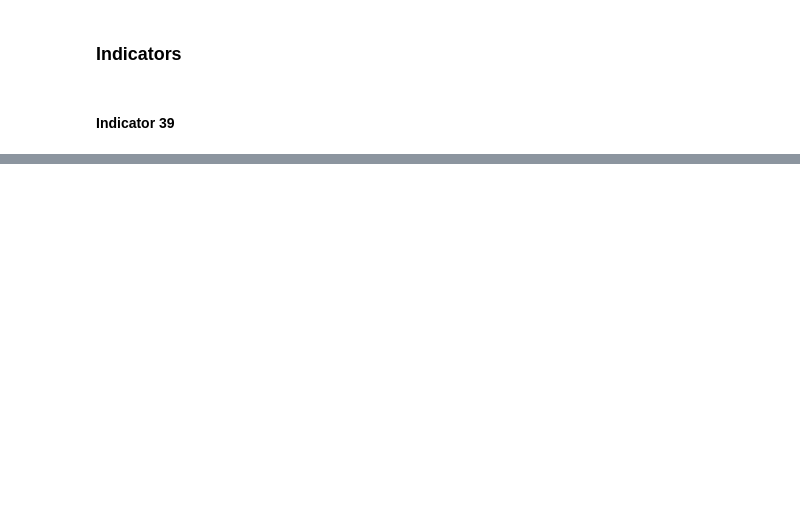
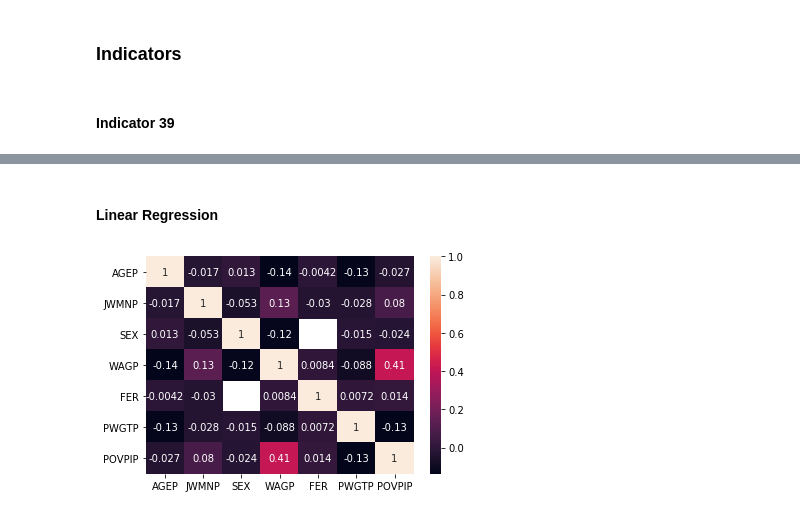
Before and after one commit to jaimev408/Oakland_RE_Indicators, a Jupyter notebook: ORE Analysis Indicators 39-41-43.ipynb, the cells around one changed output, grey strips where cells are left out. Saved outputs shown, nothing was run; the diff lists cells and outputs as text; code cells hidden in the pictures; blank space fills up the shorter version.

```diff
--- a/ORE Analysis Indicators 39-41-43.ipynb
+++ b/ORE Analysis Indicators 39-41-43.ipynb
@@ -42,0 +198,2 @@ AttributeError: 'DataFrame' object has no attribute 'GRPIP'
+# %%
+LG = PUMS_2019_P[["AGEP", "JWMNP", "SEX", "WAGP", "FER", "PWGTP", "POVPIP"]]
@@ -42,0 +202,15 @@ AttributeError: 'DataFrame' object has no attribute 'GRPIP'
+# %% [markdown]
+#### Linear Regression
+# %%
+LG = LG[LG["AGEP"]>=16]
+# %%
+X = LG.copy()
+# %%
+# drop rows where y values are empty
+X = X[X['POVPIP'].notna()]
+# %%
+corrMatrix = X.corr()
+sn.heatmap(corrMatrix, annot=True)
+plt.show()
+# %% [output]
+[figure, added]
```
Also changed, not shown: parts of 33 cells of this notebook, 1 other file.
